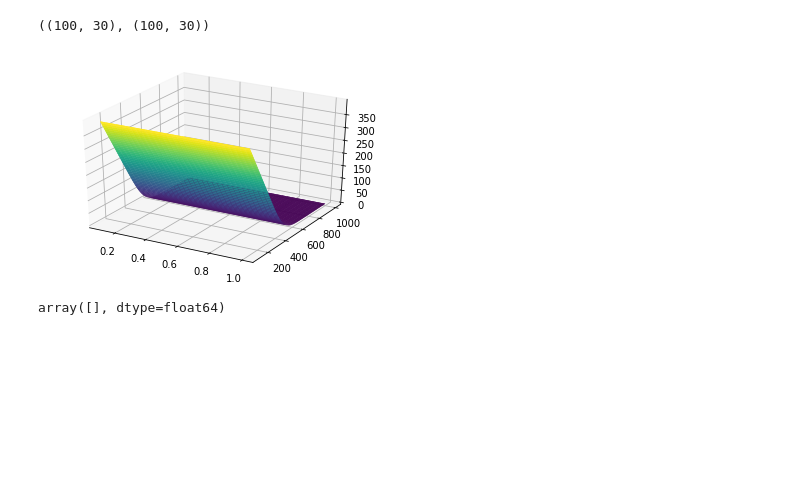
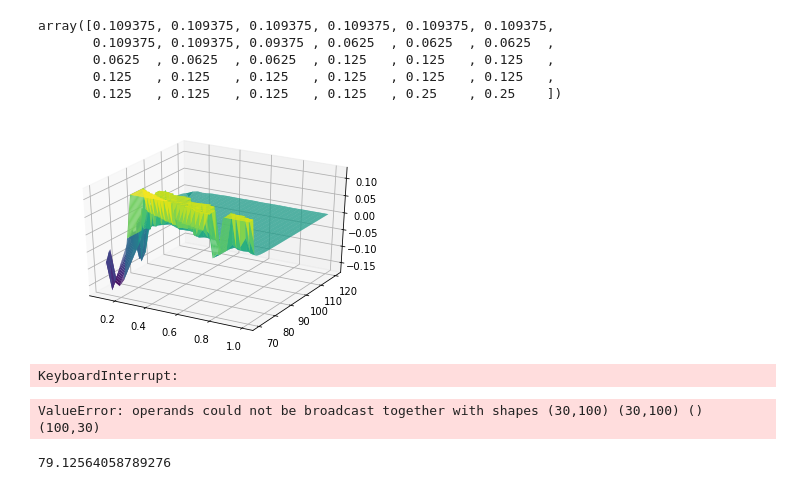
Before and after one commit to olivos/Particle-Method-Calibrate-Options-to-Market-Implied-Volatilites, a Jupyter notebook: PdvSurf.ipynb, the cells around one changed output. Saved outputs shown, nothing was run; the diff lists cells and outputs as text; code cells hidden in the pictures; blank space fills up the shorter version.

```diff
--- a/PdvSurf.ipynb
+++ b/PdvSurf.ipynb
@@ -4,24 +4,29 @@ import numpy as np
 import matplotlib.pyplot as plt
 from mpl_toolkits import mplot3d
 from scipy.stats import norm
-# %%
-data = pd.read_csv("Zprices.csv",header=None)
-dataf = pd.read_csv("Zpricesf.csv",header=None)
-
-Z = data.values
-Zf = dataf.values
-Times = 1- np.array([0,0.0310345,0.062069,0.0931034,0.124138,0.155172,0.186207,0.217241,0.248276,0.27931,0.310345,0.341379,0.372414,0.403448,0.434483,0.465517,0.496552,0.527586,0.558621,0.589655,0.62069,0.651724,0.682759,0.713793,0.744828,0.775862,0.806897,0.837931,0.868966,0.9])
-K = np.array([100,109.091,118.182,127.273,136.364,145.455,154.545,163.636,172.727,181.818,190.909,200,209.091,218.182,227.273,236.364,245.455,254.545,263.636,272.727,281.818,290.909,300,309.091,318.182,327.273,336.364,345.455,354.545,363.636,372.727,381.818,390.909,400,409.091,418.182,427.273,436.364,445.455,454.545,463.636,472.727,481.818,490.909,500,509.091,518.182,527.273,536.364,545.455,554.545,563.636,572.727,581.818,590.909,600,609.091,618.182,627.273,636.364,645.455,654.545,663.636,672.727,681.818,690.909,700,709.091,718.182,727.273,736.364,745.455,754.545,763.636,772.727,781.818,790.909,800,809.091,818.182,827.273,836.364,845.455,854.545,863.636,872.727,881.818,890.909,900,909.091,918.182,927.273,936.364,945.455,954.545,963.636,972.727,981.818,990.909,1000])
-
-x,y = np.meshgrid(Times,K)
-Z.shape, x.shape
-# %% [output]
-((100, 30), (100, 30))
+# %%
+data = pd.read_csv("IV.csv",header=None)
+dataf = pd.read_csv("IVc.csv",header=None)
+
+Z = data.values
+Zf = dataf.values
+Times = 1- np.array([0,0.0310345,0.062069,0.0931034,0.124138,0.155172,0.186207,0.217241,0.248276,0.27931,0.310345,0.341379,0.372414,0.403448,0.434483,0.465517,0.496552,0.527586,0.558621,0.589655,0.62069,0.651724,0.682759,0.713793,0.744828,0.775862,0.806897,0.837931,0.868966,0.9])
+K = np.array([70,70.5051,71.0101,71.5152,72.0202,72.5253,73.0303,73.5354,74.0404,74.5455,75.0505,75.5556,76.0606,76.5657,77.0707,77.5758,78.0808,78.5859,79.0909,79.596,80.101,80.6061,81.1111,81.6162,82.1212,82.6263,83.1313,83.6364,84.1414,84.6465,85.1515,85.6566,86.1616,86.6667,87.1717,87.6768,88.1818,88.6869,89.1919,89.697,90.202,90.7071,91.2121,91.7172,92.2222,92.7273,93.2323,93.7374,94.2424,94.7475,95.2525,95.7576,96.2626,96.7677,97.2727,97.7778,98.2828,98.7879,99.2929,99.798,100.303,100.808,101.313,101.818,102.323,102.828,103.333,103.838,104.343,104.848,105.354,105.859,106.364,106.869,107.374,107.879,108.384,108.889,109.394,109.899,110.404,110.909,111.414,111.919,112.424,112.929,113.434,113.939,114.444,114.949,115.455,115.96,116.465,116.97,117.475,117.98,118.485,118.99,119.495,120])
+
+x,y = np.meshgrid(Times,K)
+Z[0]
+# %% [output]
+array([0.109375, 0.109375, 0.109375, 0.109375, 0.109375, 0.109375,
+       0.109375, 0.109375, 0.09375 , 0.0625  , 0.0625  , 0.0625  ,
+       0.0625  , 0.0625  , 0.0625  , 0.125   , 0.125   , 0.125   ,
+       0.125   , 0.125   , 0.125   , 0.125   , 0.125   , 0.125   ,
+       0.125   , 0.125   , 0.125   , 0.125   , 0.25    , 0.25    ])
 # %%
 fig = plt.figure()
 ax = plt.axes(projection='3d')
-ax.plot_surface(x, y, Z, rstride=1, cstride=1,cmap='viridis', edgecolor='none');
-ax.plot_surface(x, y, Zf, rstride=1, cstride=1,cmap='viridis', edgecolor='none');
+# ax.plot_surface(x, y, Z, rstride=1, cstride=1,cmap='viridis', edgecolor='none');
+
+ax.plot_surface(x, y, Z - Zf, rstride=1, cstride=1,cmap='viridis', edgecolor='none');
 # %% [output]
-[figure, old version]
+[figure, new version]
 # %%
@@ -130,14 +137,21 @@ def blackscholes_impv_scalar(K, T, S, value, r=0, q=0, callput='call', tol=1e-6,
 # vectorized version
 blackscholes_impv = np.vectorize(blackscholes_impv_scalar, excluded={'callput', 'tol', 'maxiter'})
 # %%
-IV = blackscholes_impv(y,x,500.,Z)
-Zf = bs(y,x,500,0.15)
-IVf =  blackscholes_impv(y,x,500.,Zf)
+IV = blackscholes_impv(y,x,100.,Z)
+Zff = bs(y,x,100.,0.15)
+IVf =  blackscholes_impv(y,x,100.,Zf)
+IVff =  blackscholes_impv(y,x,100.,Zff)
+IVf
+# %% [output]
+KeyboardInterrupt:
-# %%
-nans = np.isnan(Zf)
-Zf[nans]
-# %% [output]
-array([], dtype=float64)
+# %%
+IVf =  blackscholes_impv(y,x,100.,Zf)
+# %% [output]
+ValueError: operands could not be broadcast together with shapes (30,100) (30,100) () (100,30)
+# %%
+np.linalg.norm(Zf - Zff)
+# %% [output]
+79.12564058789276
 # %%
 fig = plt.figure()
 ax = plt.axes(projection='3d')
```
Also changed, not shown: parts of 2 cells of this notebook, 15 other files.
